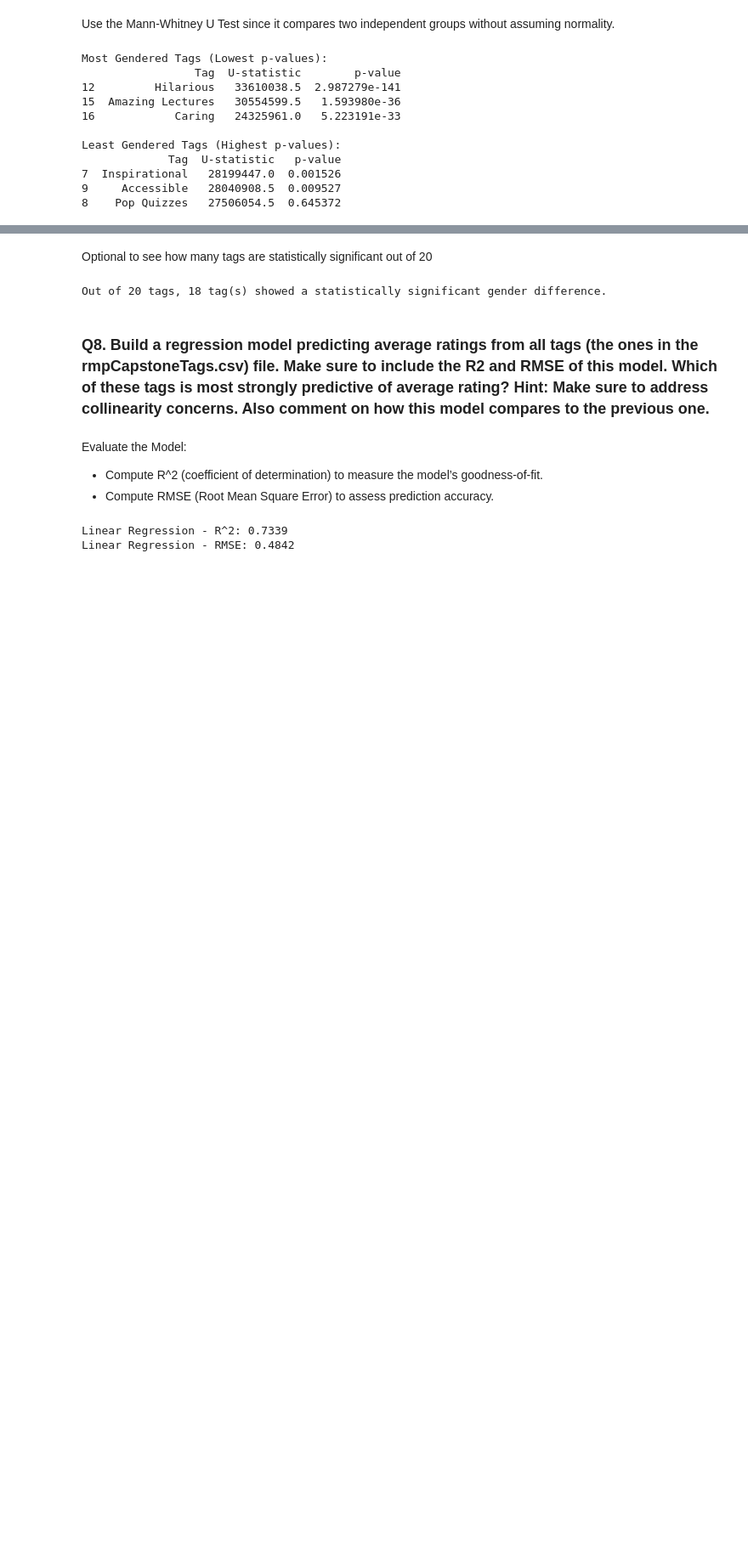
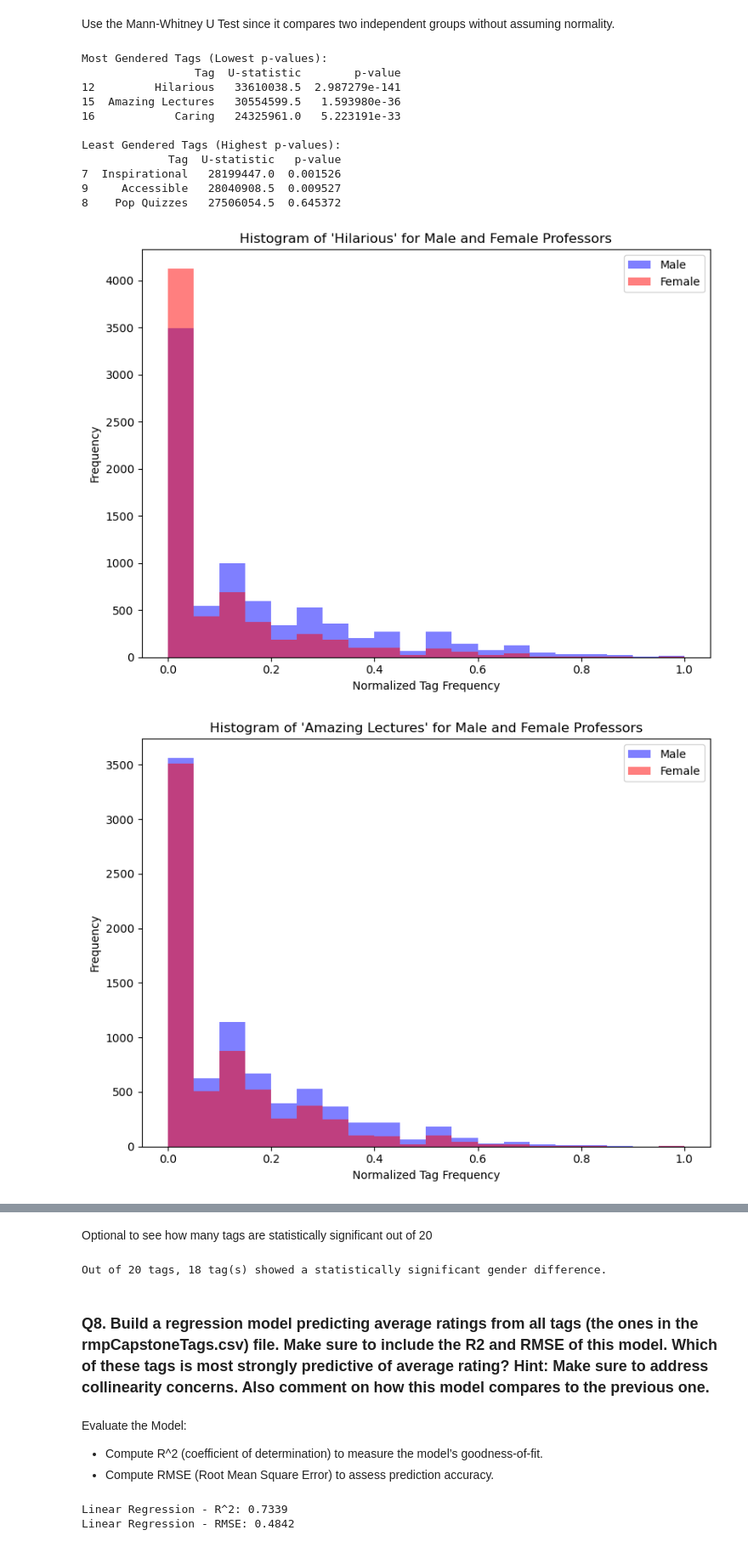
Before and after one commit to kk5739/rate-my-professor-rating-analysis, a Jupyter notebook: IDS_Capstone_Q2_4_8 copy.ipynb, the cells around one changed output, grey strips where cells are left out. Shown at 85% size. Cells and saved outputs as stored; diff of their text form; code cells hidden in the pictures; blank space fills up the shorter version.

```diff
--- a/IDS_Capstone_Q2_4_8 copy.ipynb
+++ b/IDS_Capstone_Q2_4_8 copy.ipynb
@@ -354,3 +354,39 @@ Least Gendered Tags (Highest p-values):
 7  Inspirational   28199447.0  0.001526
 9     Accessible   28040908.5  0.009527
 8    Pop Quizzes   27506054.5  0.645372
+# %%
+import matplotlib.pyplot as plt
+
+# Define a function to plot histograms for specific tags
+def plot_tag_distribution(tag, male_data, female_data):
+    """
+    Plot histogram comparison for a specific tag between male and female professors.
+
+    Args:
+        tag (str): The tag to plot (e.g., 'Caring', 'Accessible').
+        male_data (pd.Series): Data for male professors for the specified tag.
+        female_data (pd.Series): Data for female professors for the specified tag.
+    """
+    plt.figure(figsize=(8, 6))
+    plt.hist(male_data, bins=20, alpha=0.5, color='blue', label='Male')
+    plt.hist(female_data, bins=20, alpha=0.5, color='red', label='Female')
+    plt.xlabel('Normalized Tag Frequency')
+    plt.ylabel('Frequency')
+    plt.title(f"Histogram of '{tag}' for Male and Female Professors")
+    plt.legend()
+    plt.tight_layout()
+    plt.show()
+
+# Example tags: 'Caring' and 'Accessible'
+tags_to_plot = ['Hilarious', 'Amazing Lectures', 'Caring', 'Inspirational', 'Accessible', 'Pop Quizzes']
+
+# Loop through each tag and plot its distribution
+for tag in tags_to_plot:
+    male_tag_data = male_tags[tag]  # Data for male professors
+    female_tag_data = female_tags[tag]  # Data for female professors
+
+    # Call the function to plot
+    plot_tag_distribution(tag, male_tag_data, female_tag_data)
+# %% [output]
+[figure, added]
+[figure, added]
```
Also changed, not shown: parts of 2 cells of this notebook.
